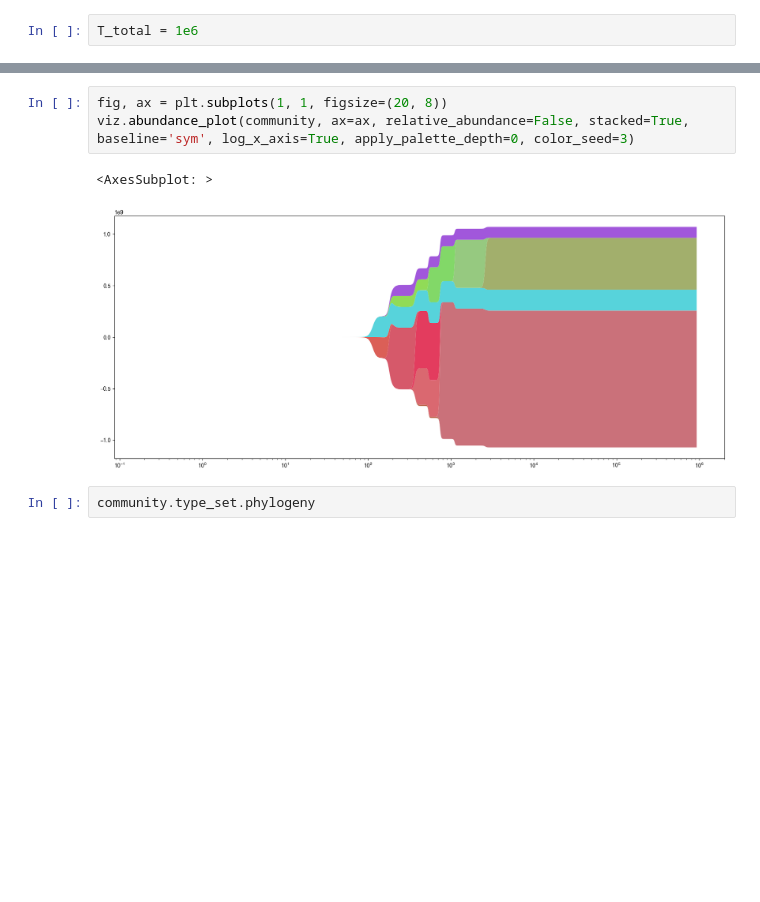
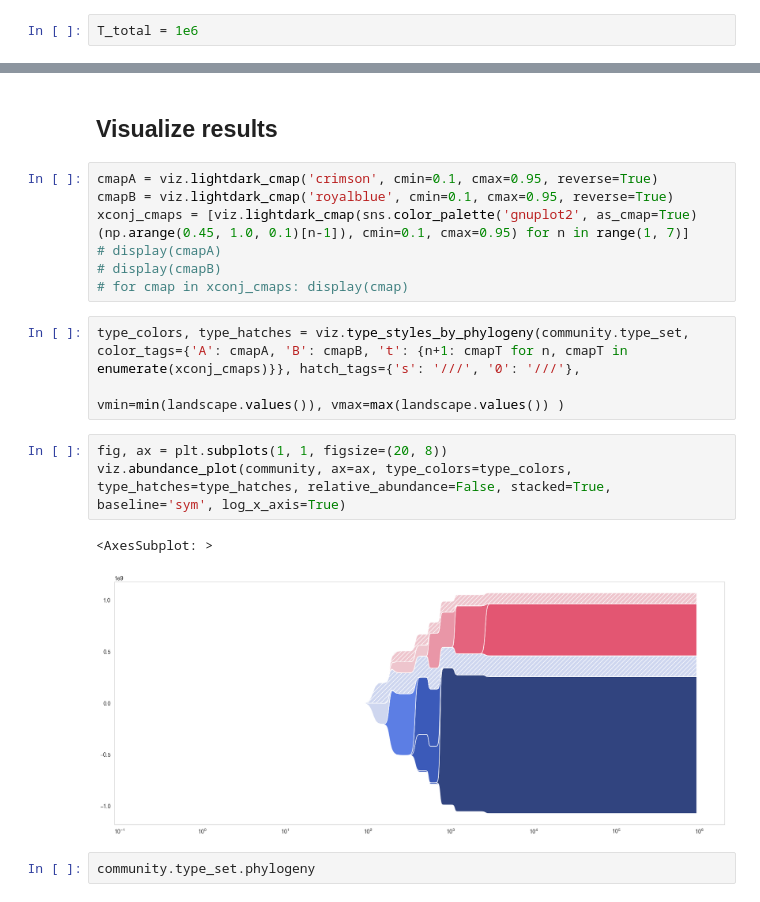
Before and after one commit to ryansmcgee/ecoevocrm, a Jupyter notebook: src/ecoevocrm/demos/hgt_testing/2023-12-19_dev_hgt.ipynb, the cells around one changed output, grey strips where cells are left out. Cells and saved outputs as stored; diff of their text form; blank space fills up the shorter version.

Commit message:
Updated functions for coloring/hatching types and plotting abundance (Muller) plot

```diff
--- a/src/ecoevocrm/demos/hgt_testing/2023-12-19_dev_hgt.ipynb
+++ b/src/ecoevocrm/demos/hgt_testing/2023-12-19_dev_hgt.ipynb
@@ -205,9 +205,21 @@ community.run(T=T_total)
+# %% [markdown]
+## Visualize results
+# %%
+cmapA = viz.lightdark_cmap('crimson', cmin=0.1, cmax=0.95, reverse=True)
+cmapB = viz.lightdark_cmap('royalblue', cmin=0.1, cmax=0.95, reverse=True)
+xconj_cmaps = [viz.lightdark_cmap(sns.color_palette('gnuplot2', as_cmap=True)(np.arange(0.45, 1.0, 0.1)[n-1]), cmin=0.1, cmax=0.95) for n in range(1, 7)]
+# display(cmapA)
+# display(cmapB)
+# for cmap in xconj_cmaps: display(cmap)
+# %%
+type_colors, type_hatches = viz.type_styles_by_phylogeny(community.type_set, color_tags={'A': cmapA, 'B': cmapB, 't': {n+1: cmapT for n, cmapT in enumerate(xconj_cmaps)}}, hatch_tags={'s': '///', '0': '///'},
+                                                         vmin=min(landscape.values()), vmax=max(landscape.values()) )
 # %%
 fig, ax = plt.subplots(1, 1, figsize=(20, 8))
-viz.abundance_plot(community, ax=ax, relative_abundance=False, stacked=True, baseline='sym', log_x_axis=True, apply_palette_depth=0, color_seed=3)
+viz.abundance_plot(community, ax=ax, type_colors=type_colors, type_hatches=type_hatches, relative_abundance=False, stacked=True, baseline='sym', log_x_axis=True)
 # %% [output]
 <AxesSubplot: >
-[figure, old version]
+[figure, new version]
 # %%
 community.type_set.phylogeny
 # %% [output]
```
Also changed, not shown: parts of 9 cells of this notebook, 4 other files.
